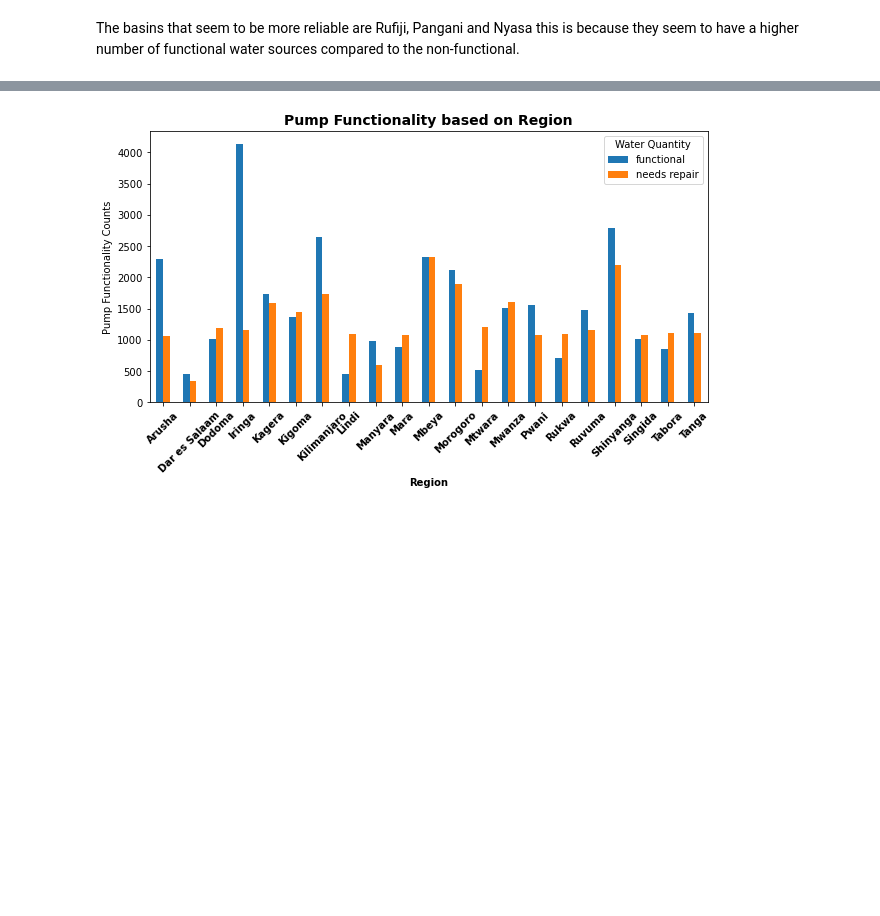
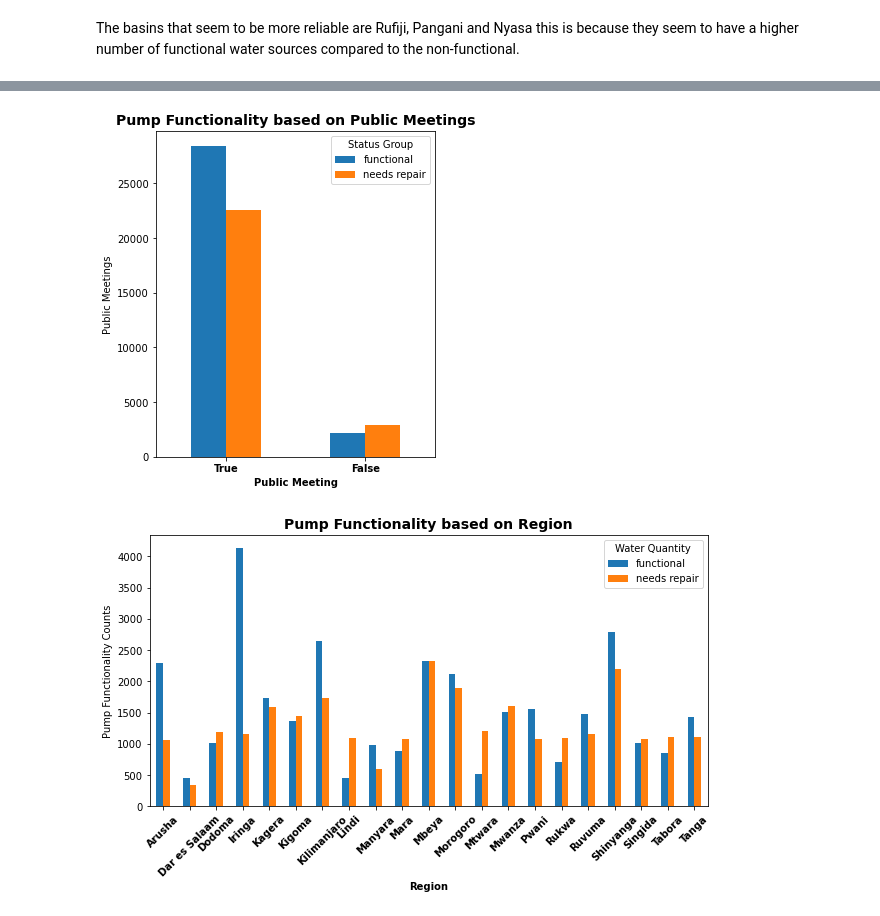
Before and after one commit to MyraKadenge/dsc-phase-3-project-v2-3, a Jupyter notebook: index.ipynb, the cells around one changed output, grey strips where cells are left out. Saved outputs shown, nothing was run; the diff lists cells and outputs as text; code cells hidden in the pictures; blank space fills up the shorter version.

```diff
--- a/index.ipynb
+++ b/index.ipynb
@@ -585,3 +560,20 @@ The basins that seem to be more reliable are Rufiji, Pangani and Nyasa this is b
+# %%
+#let's group the data by public meeting and status group and then unstack the results for plotting
+sub_df = data.groupby('public_meeting')['status_group'].value_counts(ascending= False).unstack()
+
+sub_df.sort_values(by='public_meeting', ascending=False).plot(kind='bar', figsize=(5,6))
+
+
+# Adding labels to the x-axis, y-axis, and a title
+plt.xlabel("Public Meeting", fontweight='bold')
+plt.xticks(rotation=0, fontweight='bold')  # Rotating x-axis labels for better readability
+plt.ylabel("Public Meetings")
+plt.title('Pump Functionality based on Public Meetings', fontsize=14, fontweight='bold')
+
+# Adding a legend with a custom location and title
+plt.legend(bbox_to_anchor=(1.0, 1.0), title='Status Group');
+# %% [output]
+[figure, added]
 # %%
 # Grouping the data by 'region' and 'status_group', and then unstacking the results to make it suitable for plotting
 sub_df = data.groupby('region')['status_group'].value_counts(ascending=True).unstack()
```
Also changed, not shown: parts of 34 cells of this notebook, 1 other file.
